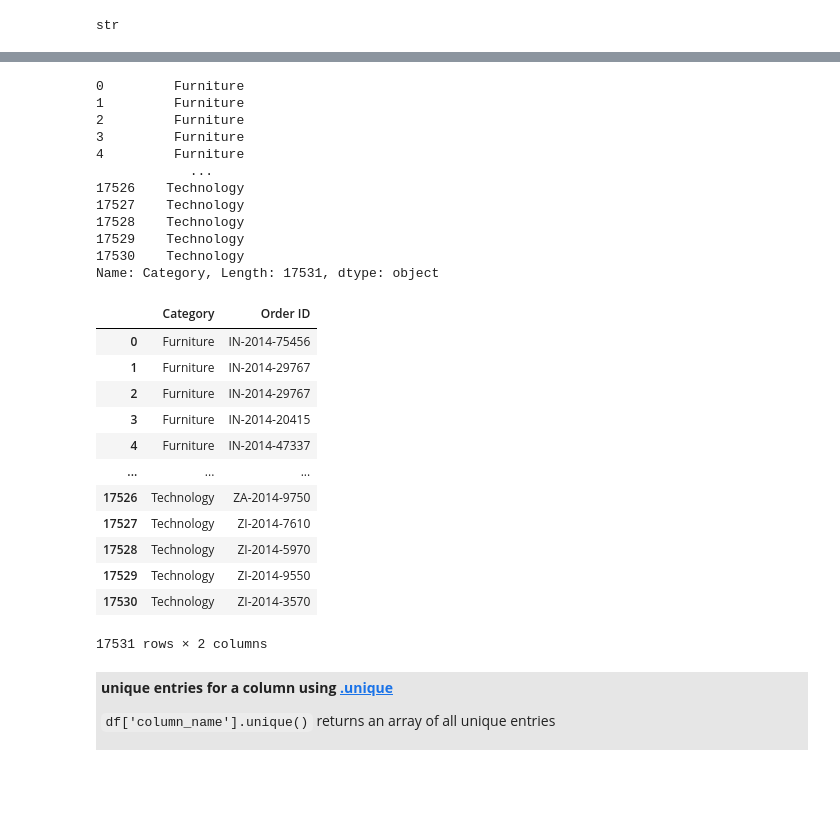
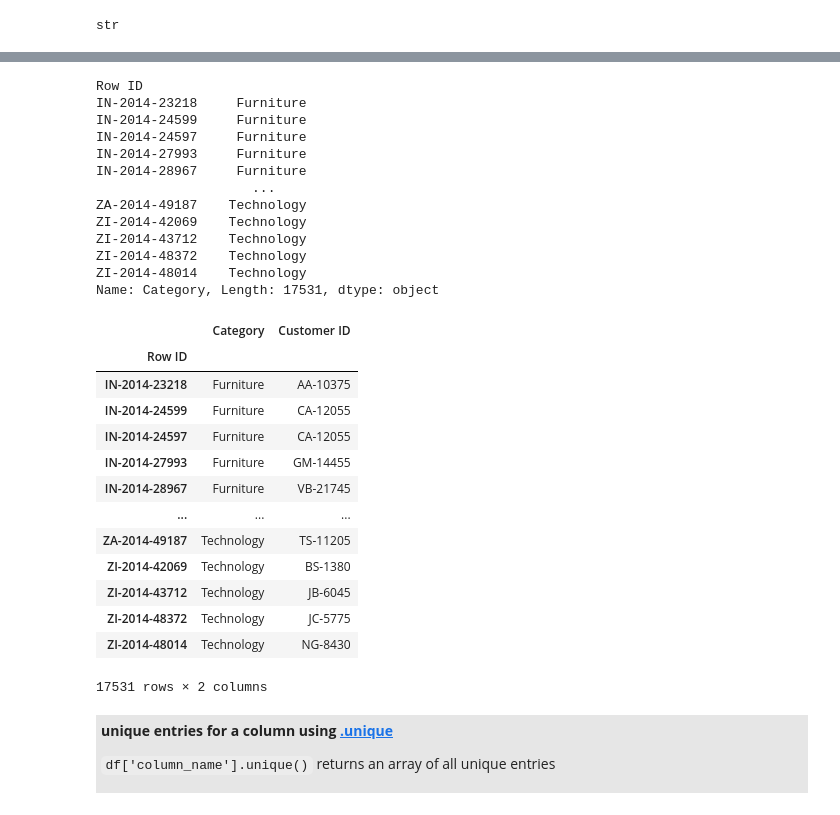
Before and after one commit to AllenInstitute/swdb_2022_python_bootcamp, a Jupyter notebook: PythonBootcamp/Introduction_to_Pandas.ipynb, the cells around one changed output, grey strips where cells are left out. Saved outputs shown, nothing was run; the diff lists cells and outputs as text; code cells hidden in the pictures; blank space fills up the shorter version.

Commit message:
created "natural" index & updated dataset & notebook

```diff
--- a/PythonBootcamp/Introduction_to_Pandas.ipynb
+++ b/PythonBootcamp/Introduction_to_Pandas.ipynb
@@ -126,7 +126,7 @@ Pandas has great [tools for automatically interpretting data from many sources](
  we will use pd.read_csv
 # %%
 csv_path = os.path.join('support_files/datasets', 'MessySuperStoreData.csv')
-df = pd.read_csv(csv_path)
+df = pd.read_csv(csv_path, index_col='Row ID')
 # %% [markdown]
 <a id='explore'></a>
 # %% [markdown]
@@ -314,35 +317,37 @@ multiple columns:
 
 df["Category"]
 # %% [output]
-0         Furniture
-1         Furniture
-2         Furniture
-3         Furniture
-4         Furniture
-            ...
-17526    Technology
-17527    Technology
-17528    Technology
-17529    Technology
-17530    Technology
+Row ID
+IN-2014-23218     Furniture
+IN-2014-24599     Furniture
+IN-2014-24597     Furniture
+IN-2014-27993     Furniture
+IN-2014-28967     Furniture
+                    ...
+ZA-2014-49187    Technology
+ZI-2014-42069    Technology
+ZI-2014-43712    Technology
+ZI-2014-48372    Technology
+ZI-2014-48014    Technology
 Name: Category, Length: 17531, dtype: object
 # %%
-# get the Category and Order ID columns
+# get the Category and Customer ID columns
 
-df[["Category", "Order ID"]]
+df[["Category", "Customer ID"]]
 # %% [output]
-|  | Category | Order ID |
-| 0 | Furniture | IN-2014-75456 |
-| 1 | Furniture | IN-2014-29767 |
-| 2 | Furniture | IN-2014-29767 |
-| 3 | Furniture | IN-2014-20415 |
-| 4 | Furniture | IN-2014-47337 |
+|  | Category | Customer ID |
+| Row ID |  |  |
+| IN-2014-23218 | Furniture | AA-10375 |
+| IN-2014-24599 | Furniture | CA-12055 |
+| IN-2014-24597 | Furniture | CA-12055 |
+| IN-2014-27993 | Furniture | GM-14455 |
+| IN-2014-28967 | Furniture | VB-21745 |
 | ... | ... | ... |
-| 17526 | Technology | ZA-2014-9750 |
-| 17527 | Technology | ZI-2014-7610 |
-| 17528 | Technology | ZI-2014-5970 |
-| 17529 | Technology | ZI-2014-9550 |
-| 17530 | Technology | ZI-2014-3570 |
+| ZA-2014-49187 | Technology | TS-11205 |
+| ZI-2014-42069 | Technology | BS-1380 |
+| ZI-2014-43712 | Technology | JB-6045 |
+| ZI-2014-48372 | Technology | JC-5775 |
+| ZI-2014-48014 | Technology | NG-8430 |
 17531 rows × 2 columns
 # %% [markdown]
 <div style="padding: 5px; padding-left: 10px; background:#e6e6e6">
```
Also changed, not shown: parts of 39 cells of this notebook, 1 other file.
